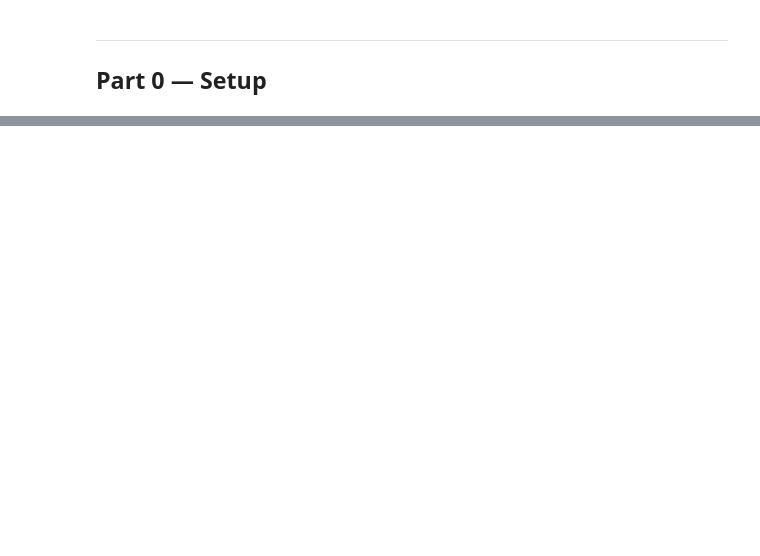
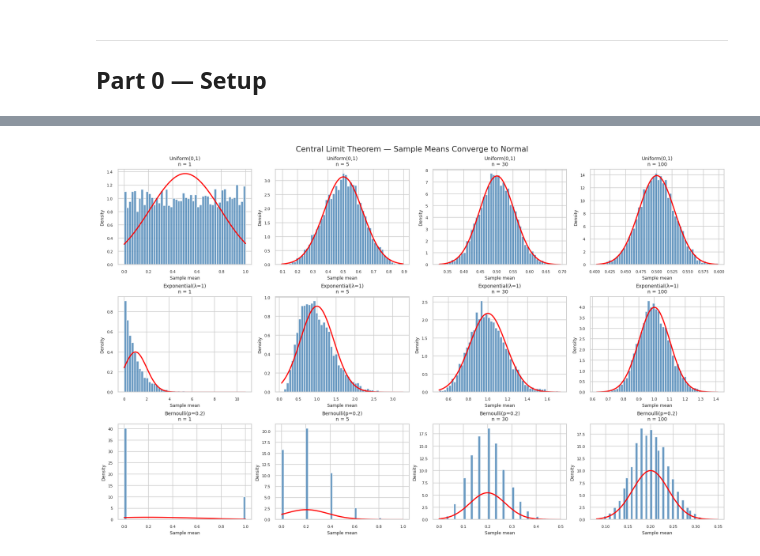
Before and after one commit to arafatro/IntroToDS, a Jupyter notebook: Practice Materials/Week 3/DS_Practice_Probability_Simulation.ipynb, the cells around one changed output, grey strips where cells are left out. Saved outputs shown, nothing was run; the diff lists cells and outputs as text; code cells hidden in the pictures; blank space fills up the shorter version.

```diff
--- a/Practice Materials/Week 3/DS_Practice_Probability_Simulation.ipynb
+++ b/Practice Materials/Week 3/DS_Practice_Probability_Simulation.ipynb
@@ -136,58 +150,46 @@ A six-sided die is rolled. Simulate P(5 or 6) for N ∈ [10, 100, 1000, 10000, 1
 # %%
-# ── 2.1  CLT in action — INTERACTIVE ─────────────────────────────────
-# n_experiments = sample means drawn per panel
-# n_min / n_max  = range of sample sizes (4 evenly-spaced values shown)
+# ── 2.1  CLT in action — three parent distributions ───────────────────
 
-def plot_clt(n_experiments=3000, n_min=1, n_max=100):
-    rng = np.random.default_rng(seed=42)
-    ns = sorted(set([
-        n_min,
-        max(n_min, int(n_min + (n_max - n_min) * 0.2)),
-        max(n_min, int(n_min + (n_max - n_min) * 0.6)),
-        n_max
-    ]))
-    if len(ns) < 2:
-        ns = [n_min, n_max]
+n_experiments = 5_000   # how many times we draw a sample and compute its mean
+sample_sizes  = [1, 5, 30, 100]
 
-    distributions = {
-        'Uniform(0,1)':     lambda n: rng.uniform(0, 1, size=n),
-        'Exponential(λ=1)': lambda n: rng.exponential(1, size=n),
-        'Bernoulli(p=0.2)': lambda n: rng.binomial(1, 0.2, size=n),
-    }
-    fig, axes = plt.subplots(
-        len(distributions), len(ns),
-        figsize=(4*len(ns), 10), constrained_layout=True
-    )
-    fig.suptitle(
-        f'CLT — Sample Means Converge to Normal'
-        f'  (experiments={n_experiments:,}, n ∈ {ns})', fontsize=13)
+# Define three very different distributions
+distributions = {
+    "Uniform(0,1)": lambda n: RNG.uniform(0, 1, size=n),
+    "Exponential(λ=1)": lambda n: RNG.exponential(1, size=n),
+    "Bernoulli(p=0.2)": lambda n: RNG.binomial(1, 0.2, size=n),
+}
 
-    for row_i, (dist_name, sampler) in enumerate(distributions.items()):
-        for col_j, n in enumerate(ns):
-            means = np.array([sampler(n).mean() for _ in range(n_experiments)])
-            ax = axes[row_i][col_j] if len(ns) > 1 else axes[row_i]
-            ax.hist(means, bins=50, density=True,
-                    color='steelblue', edgecolor='white', alpha=0.8)
-            mu, sd = means.mean(), means.std()
-            if sd > 0:
-                xg = np.linspace(means.min(), means.max(), 200)
-                ax.plot(xg, stats.norm.pdf(xg, mu, sd), color='red', linewidth=2)
-            ax.set_title(f'{dist_name}\nn = {n}', fontsize=9)
-            ax.set_xlabel('Sample mean', fontsize=8)
-            ax.set_ylabel('Density', fontsize=8)
-            ax.tick_params(labelsize=7)
-    plt.show()
+fig, axes = plt.subplots(
+    len(distributions), len(sample_sizes),
+    figsize=(16, 10),
+    constrained_layout=True
+)
+fig.suptitle("Central Limit Theorem — Sample Means Converge to Normal", fontsize=14)
 
-interact(
-    plot_clt,
-    n_experiments=widgets.IntSlider(value=3000, min=500, max=10_000, step=500,
-                                    description='Experiments', style={'description_width': '120px'},
-                                    layout=widgets.Layout(width='500px')),
-    n_min=widgets.IntSlider(value=1, min=1, max=50, step=1,
-                            description='n  min', style={'description_width': '120px'},
-                            layout=widgets.Layout(width='500px')),
-    n_max=widgets.IntSlider(value=100, min=5, max=500, step=5,
-                            description='n  max', style={'description_width': '120px'},
-                            layout=widgets.Layout(width='500px'))
-);
+for row_i, (dist_name, sampler) in enumerate(distributions.items()):
+    for col_j, n in enumerate(sample_sizes):
+        # Draw n_experiments sample means, each from n observations
+        sample_means = [sampler(n).mean() for _ in range(n_experiments)]
+        sample_means = np.array(sample_means)
+
+        ax = axes[row_i][col_j]
+        ax.hist(sample_means, bins=50, density=True,
+                color="steelblue", edgecolor="white", alpha=0.8)
+
+        # Overlay the theoretical normal
+        mu_hat = sample_means.mean()
+        sd_hat = sample_means.std()
+        x_grid = np.linspace(sample_means.min(), sample_means.max(), 200)
+        ax.plot(x_grid, stats.norm.pdf(x_grid, mu_hat, sd_hat),
+                color="red", linewidth=2)
+
+        ax.set_title(f"{dist_name}\nn = {n}", fontsize=9)
+        ax.set_xlabel("Sample mean", fontsize=8)
+        ax.set_ylabel("Density", fontsize=8)
+        ax.tick_params(labelsize=7)
+
+plt.show()
+print("Observation: by n=30, all three distributions produce near-normal sample means.")
 # %% [output]
+[figure, added]
```
Also changed, not shown: parts of 45 cells of this notebook.
